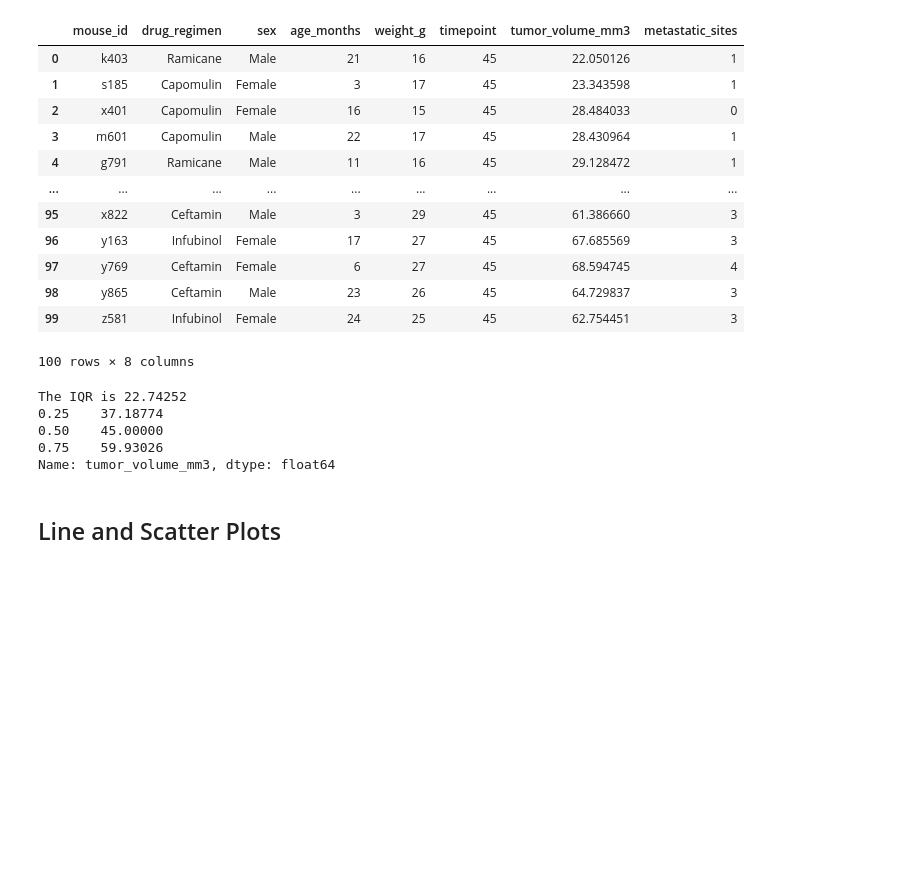
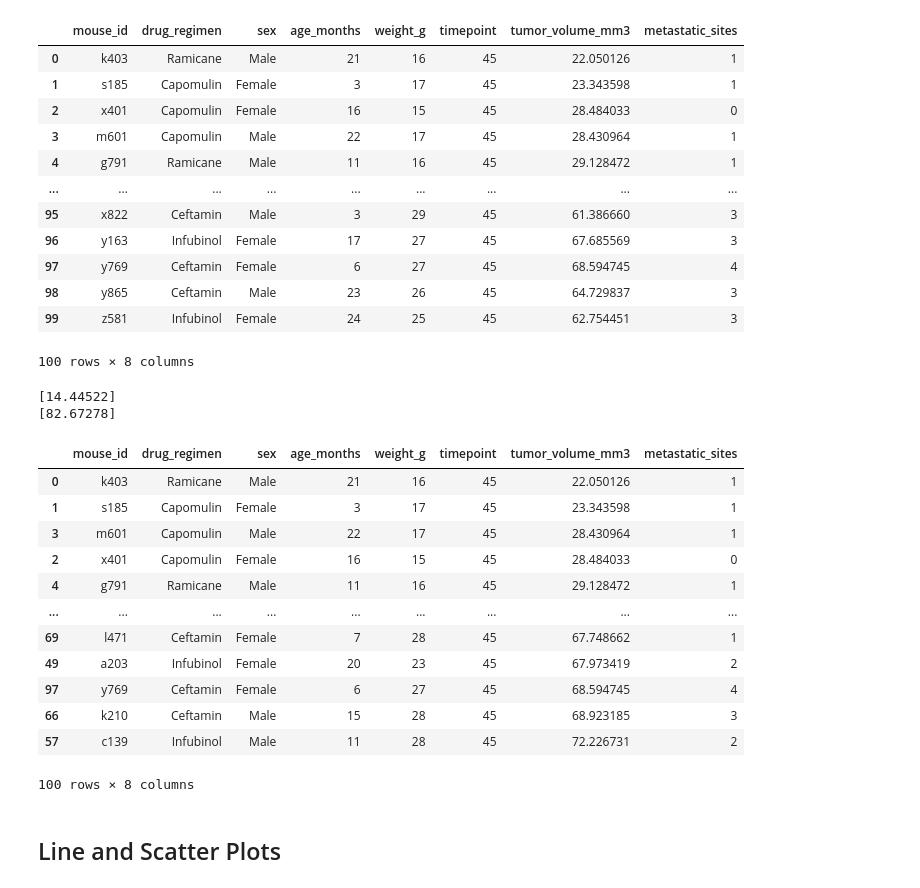
Before and after one commit to BatesJ72/matplotib_practice, a Jupyter notebook: pymaceuticals_v2.ipynb, the cells around one changed output. Drawn from its saved outputs; the diff is of its cells as text; code cells hidden in the pictures; blank space fills up the shorter version.

```diff
--- a/pymaceuticals_v2.ipynb
+++ b/pymaceuticals_v2.ipynb
@@ -396,33 +396,80 @@ df_box
 # %%
 # Put treatments into a list for for loop (and later for plot labels)
 treatments = ["Capomulin", "Ramicane", "Infubinol", "Ceftamin"]
 
 
 # Create empty list to fill with tumor vol data (for plotting)
 tumor_vol = []
 
 # Calculate the IQR and quantitatively determine if there are any potential outliers.
 tumor_vol_iqr = round(st.iqr(df_box["tumor_volume_mm3"]), 5)
-print(f"The IQR is {tumor_vol_iqr}")
+# print(f"The IQR is {tumor_vol_iqr}")
 
+# Get quartiles
 quantiles = round(df_box["tumor_volume_mm3"].quantile([0.25, 0.5, 0.75]), 5)
 # print(f"The quantiles are: {quantiles}")
-print(quantiles)
+# print(quantiles)
+
+quantile_25 = round(df_box["tumor_volume_mm3"].quantile([0.25]), 5)
+# print(f"The quantiles are: {quantiles}")
+# print(quantile_25)
+quantile_25 = [value for value in quantile_25]
+# print(quantile_25)
+
+quantile_75 = round(df_box["tumor_volume_mm3"].quantile([0.75]), 5)
+# print(f"The quantiles are: {quantiles}")
+# print(quantile_75)
+quantile_75 = [value for value in quantile_75]
+# print(quantile_75)
 
 
+# Calculate Outlier Numbers
+
+lower_outliers = quantile_25 - tumor_vol_iqr
+print(lower_outliers)
+
+high_outliers = quantile_75 + tumor_vol_iqr
+print(high_outliers)
+
 # Locate the rows which contain mice on each drug and get the tumor volumes
+df_tumor_vol = df_box[["mouse_id", "tumor_volume_mm3"]]
+
+# Determine outliers using upper and lower bounds
+
+# outliers = []
+# def add_outliers():
+#     if df_box[df_box["tumor_volume_mm3"] > high_outliers]:
+#         outliers.append(df_box)
+#     if df_box[df_box["tumor_volume_mm3"] < lower_outliers]:
+#         outliers.append(df_box)
+#     else:
+#         pass
+#     return outliers
+
+# print(outliers())
+
+# high = df_box[df_box["tumor_volume_mm3"] > high_outliers]
+# print(high)
 
 
-# add subset
-
-
-# Determine outliers using upper and lower bounds
+df_lst = df_box.sort_values(by="tumor_volume_mm3")
+df_lst
 # %% [output]
-The IQR is 22.74252
-0.25    37.18774
-0.50    45.00000
-0.75    59.93026
-Name: tumor_volume_mm3, dtype: float64
+[14.44522]
+[82.67278]
+|  | mouse_id | drug_regimen | sex | age_months | weight_g | timepoint | tumor_volume_mm3 | metastatic_sites |
+| 0 | k403 | Ramicane | Male | 21 | 16 | 45 | 22.050126 | 1 |
+| 1 | s185 | Capomulin | Female | 3 | 17 | 45 | 23.343598 | 1 |
+| 3 | m601 | Capomulin | Male | 22 | 17 | 45 | 28.430964 | 1 |
+| 2 | x401 | Capomulin | Female | 16 | 15 | 45 | 28.484033 | 0 |
+| 4 | g791 | Ramicane | Male | 11 | 16 | 45 | 29.128472 | 1 |
+| ... | ... | ... | ... | ... | ... | ... | ... | ... |
+| 69 | l471 | Ceftamin | Female | 7 | 28 | 45 | 67.748662 | 1 |
+| 49 | a203 | Infubinol | Female | 20 | 23 | 45 | 67.973419 | 2 |
+| 97 | y769 | Ceftamin | Female | 6 | 27 | 45 | 68.594745 | 4 |
+| 66 | k210 | Ceftamin | Male | 15 | 28 | 45 | 68.923185 | 3 |
+| 57 | c139 | Infubinol | Male | 11 | 28 | 45 | 72.226731 | 2 |
+100 rows × 8 columns
 # %%
 # Generate a box plot of the final tumor volume of each mouse across four regimens of interest
 # %% [markdown]
```
